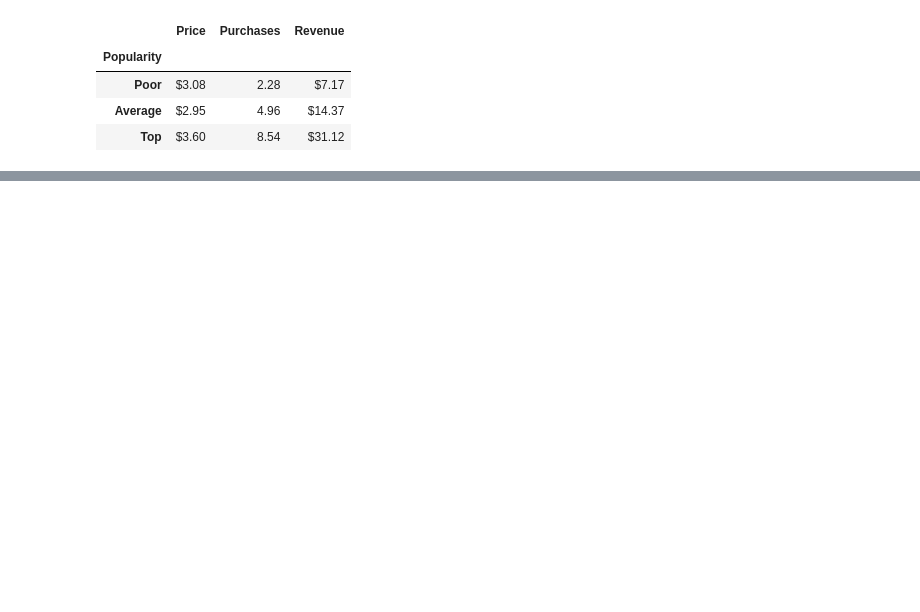
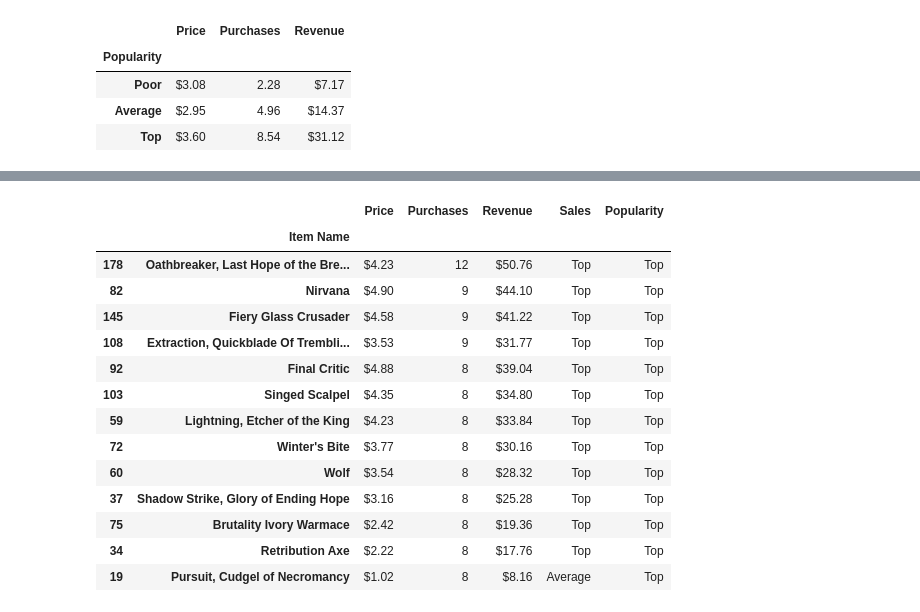
Before and after one commit to xsarinix/heroes-of-pymoli, a Jupyter notebook: heroes.ipynb, the cells around one changed output, grey strips where cells are left out. Drawn from its saved outputs; the diff is of its cells as text; code cells hidden in the pictures; blank space fills up the shorter version.

Commit message:
Analysis finished, needs summary and formatting

```diff
--- a/heroes.ipynb
+++ b/heroes.ipynb
@@ -158,7 +171,7 @@ items.groupby('Purchases').mean().style.format({'Price': '${:,.2f}', 'Revenue':
 # %%
 popularity_labels = ['Poor', 'Average', 'Top']
 popularity_bins = [0, 3, 7, 13]
-items['Popularity'] = pd.cut(items['Purchases'], bins=sales_bins, labels=sales_labels)
+items['Popularity'] = pd.cut(items['Purchases'], bins=popularity_bins, labels=popularity_labels)
 items.groupby('Popularity').mean().style.format({'Price': '${:,.2f}', 'Purchases': '{:.2f}', 'Revenue': '${:.2f}'})
 # %% [output]
 |  | Price | Purchases | Revenue |
@@ -187,0 +186,18 @@ User Analysis
+# %%
+items.loc[items['Popularity'] == 'Top'].sort_values(['Purchases', 'Revenue'], ascending=False).style.format({'Price': '${:,.2f}', 'Purchases': '{:.0f}', 'Revenue': '${:.2f}'})
+# %% [output]
+|  |  | Price | Purchases | Revenue | Sales | Popularity |
+|  | Item Name |  |  |  |  |  |
+| 178 | Oathbreaker, Last Hope of the Bre... | $4.23 | 12 | $50.76 | Top | Top |
+| 82 | Nirvana | $4.90 | 9 | $44.10 | Top | Top |
+| 145 | Fiery Glass Crusader | $4.58 | 9 | $41.22 | Top | Top |
+| 108 | Extraction, Quickblade Of Trembli... | $3.53 | 9 | $31.77 | Top | Top |
+| 92 | Final Critic | $4.88 | 8 | $39.04 | Top | Top |
+| 103 | Singed Scalpel | $4.35 | 8 | $34.80 | Top | Top |
+| 59 | Lightning, Etcher of the King | $4.23 | 8 | $33.84 | Top | Top |
+| 72 | Winter's Bite | $3.77 | 8 | $30.16 | Top | Top |
+| 60 | Wolf | $3.54 | 8 | $28.32 | Top | Top |
+| 37 | Shadow Strike, Glory of Ending Hope | $3.16 | 8 | $25.28 | Top | Top |
+| 75 | Brutality Ivory Warmace | $2.42 | 8 | $19.36 | Top | Top |
+| 34 | Retribution Axe | $2.22 | 8 | $17.76 | Top | Top |
+| 19 | Pursuit, Cudgel of Necromancy | $1.02 | 8 | $8.16 | Average | Top |
```
Also changed, not shown: parts of 17 cells of this notebook.
